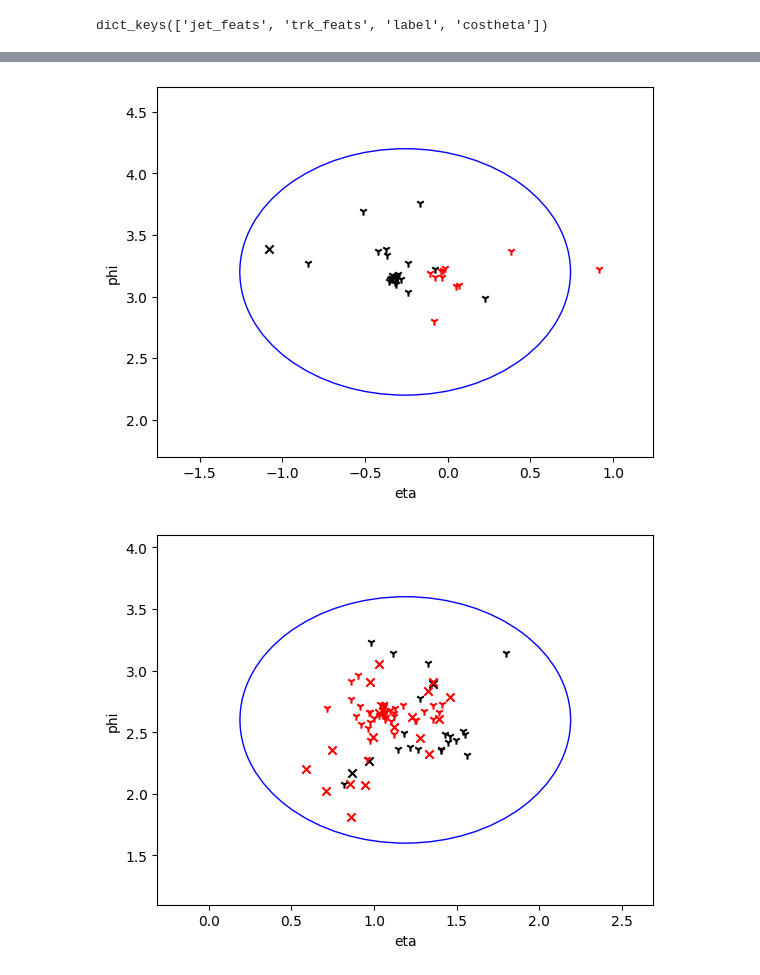
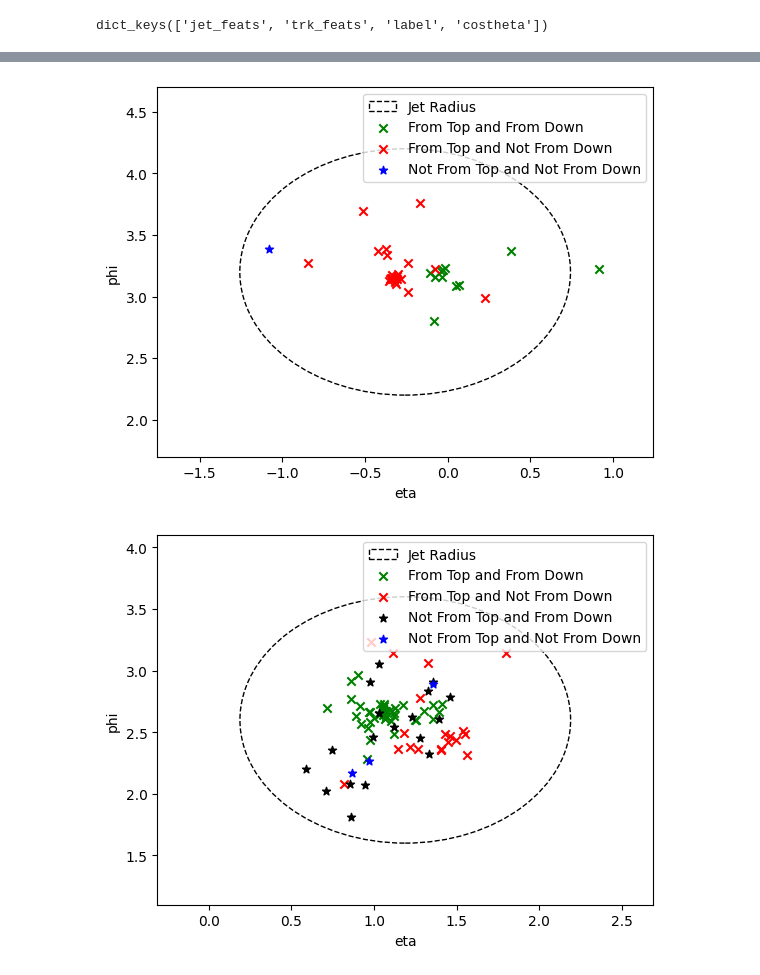
Before and after one commit to LukeV37/Top_Polarimetry, a Jupyter notebook: model/jet_visualization.ipynb, the cells around one changed output, grey strips where cells are left out. Drawn from its saved outputs; the diff is of its cells as text; code cells hidden in the pictures.

Commit message:
add readable legend

```diff
--- a/model/jet_visualization.ipynb
+++ b/model/jet_visualization.ipynb
@@ -40,25 +41,45 @@ trk_fromDown = trk_fromDown[mask]
 num_events = 10
 
 for i in range(num_events):
-    circle1 = plt.Circle((jet_eta[i],jet_phi[i]),1, color='b',fill=False)
+    circle1 = plt.Circle((jet_eta[i],jet_phi[i]),1, color='k',linestyle='--',fill=False,label="Jet Radius")
 
     fig, ax = plt.subplots()
     ax.set_xlim([jet_eta[i]-1.5, jet_eta[i]+1.5])
     ax.set_ylim([jet_phi[i]-1.5, jet_phi[i]+1.5])
     ax.add_patch(circle1)
 
+    TT = []
+    TF = []
+    FT = []
+    FF = []
+
     for j in range(len(trk_eta[i])):
-        if abs(trk_origin[i][j])==6 or abs(trk_origin[i][j])==24:
-            marker='1'
-        else:
-            marker='x'
-        if abs(trk_fromDown[i][j])==1 or abs(trk_fromDown[i][j])==3:
-            color='r'
-        else:
-            color='k'
-        plt.scatter(trk_eta[i][j],trk_phi[i][j],color=color,marker=marker)
+        fromTop = abs(trk_origin[i][j])==6 or abs(trk_origin[i][j])==24
+        fromDown =abs(trk_fromDown[i][j])==1 or abs(trk_fromDown[i][j])==3
+        if fromTop and fromDown:
+            TT.append((trk_eta[i][j], trk_phi[i][j]))
+        if fromTop and not fromDown:
+            TF.append((trk_eta[i][j], trk_phi[i][j]))
+        if not fromTop and fromDown:
+            FT.append((trk_eta[i][j], trk_phi[i][j]))
+        if not fromTop and not fromDown:
+            FF.append((trk_eta[i][j], trk_phi[i][j]))
+
+    TT = np.array(TT)
+    TF = np.array(TF)
+    FT = np.array(FT)
+    FF = np.array(FF)
+    if TT.any():
+        plt.scatter(TT[:,0],TT[:,1],color='g',marker='x',label="From Top and From Down")
+    if TF.any():
+        plt.scatter(TF[:,0],TF[:,1],color='r',marker='x',label="From Top and Not From Down")
+    if FT.any():
+        plt.scatter(FT[:,0],FT[:,1],color='k',marker='*',label="Not From Top and From Down")
+    if FF.any():
+        plt.scatter(FF[:,0],FF[:,1],color='b',marker='*',label="Not From Top and Not From Down")
 
     plt.xlabel("eta")
     plt.ylabel("phi")
+    plt.legend()
     plt.show()
 # %% [output]
@@ -71,2 +92,2 @@ for i in range(num_events):
-[figure, old version]
+[figure, new version]
-[figure, old version]
+[figure, new version]
```
Also changed, not shown: parts of 2 cells of this notebook.
